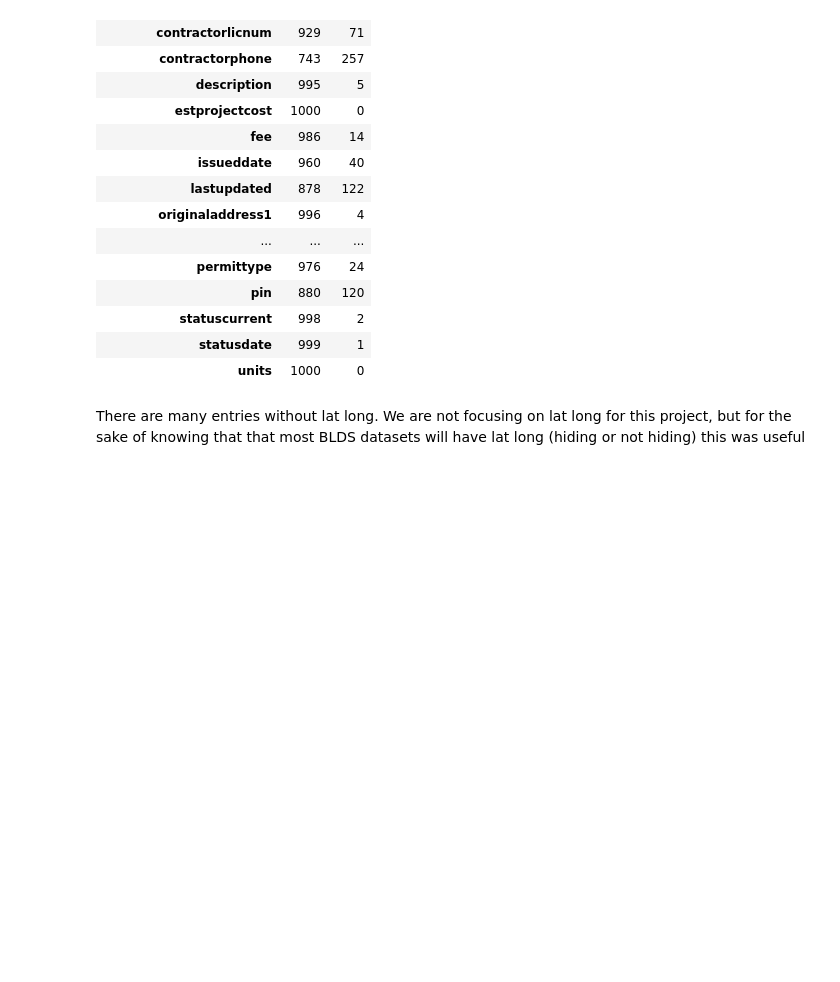
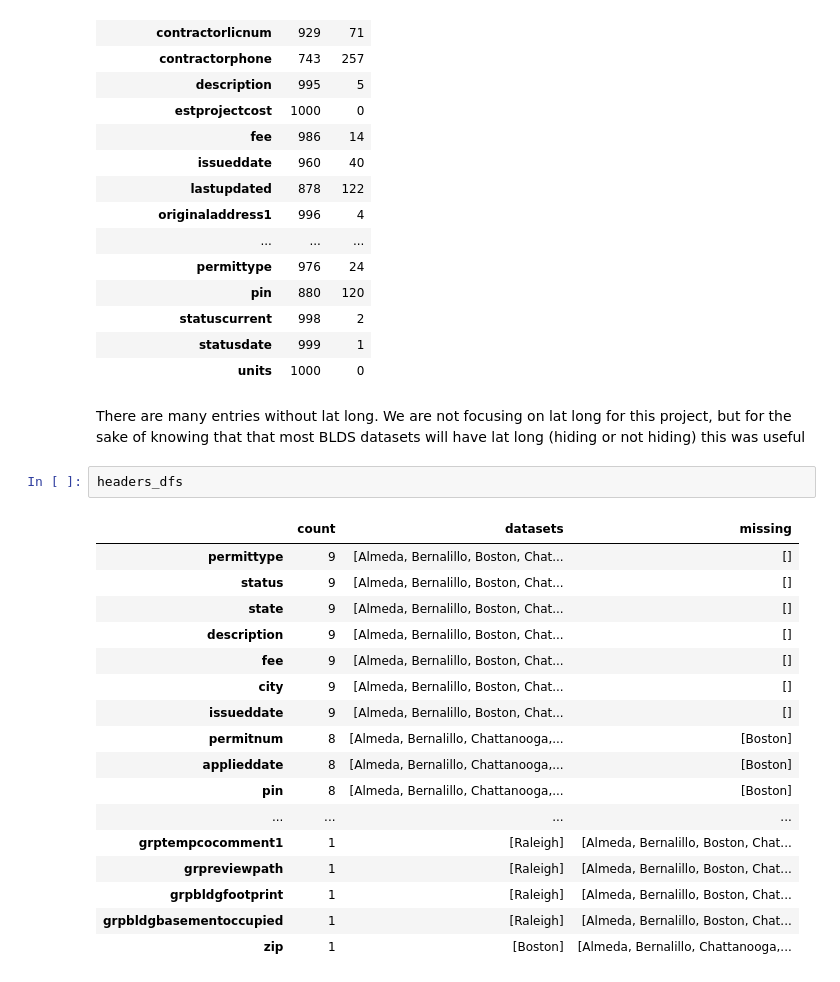
Before and after one commit to sunlightpolicy/open_data_standards_project, a Jupyter notebook: procurement.ipynb, the cells around one changed output. Drawn from its saved outputs; the diff is of its cells as text; blank space fills up the shorter version.

```diff
--- a/procurement.ipynb
+++ b/procurement.ipynb
@@ -327,3 +322,23 @@ check_na(permit_dfs['Chattanooga'])
 | units | 1000 | 0 |
 # %% [markdown]
 There are many entries without lat long.  We are not focusing on lat long for this project, but for the sake of knowing that that most BLDS datasets will have lat long (hiding or not hiding) this was useful
+# %%
+headers_dfs
+# %% [output]
+|  | count | datasets | missing |
+| permittype | 9 | [Almeda, Bernalillo, Boston, Chat... | [] |
+| status | 9 | [Almeda, Bernalillo, Boston, Chat... | [] |
+| state | 9 | [Almeda, Bernalillo, Boston, Chat... | [] |
+| description | 9 | [Almeda, Bernalillo, Boston, Chat... | [] |
+| fee | 9 | [Almeda, Bernalillo, Boston, Chat... | [] |
+| city | 9 | [Almeda, Bernalillo, Boston, Chat... | [] |
+| issueddate | 9 | [Almeda, Bernalillo, Boston, Chat... | [] |
+| permitnum | 8 | [Almeda, Bernalillo, Chattanooga,... | [Boston] |
+| applieddate | 8 | [Almeda, Bernalillo, Chattanooga,... | [Boston] |
+| pin | 8 | [Almeda, Bernalillo, Chattanooga,... | [Boston] |
+| ... | ... | ... | ... |
+| grptempcocomment1 | 1 | [Raleigh] | [Almeda, Bernalillo, Boston, Chat... |
+| grpreviewpath | 1 | [Raleigh] | [Almeda, Bernalillo, Boston, Chat... |
+| grpbldgfootprint | 1 | [Raleigh] | [Almeda, Bernalillo, Boston, Chat... |
+| grpbldgbasementoccupied | 1 | [Raleigh] | [Almeda, Bernalillo, Boston, Chat... |
+| zip | 1 | [Boston] | [Almeda, Bernalillo, Chattanooga,... |
```
Also changed, not shown: parts of 36 cells of this notebook, 7 other files.
